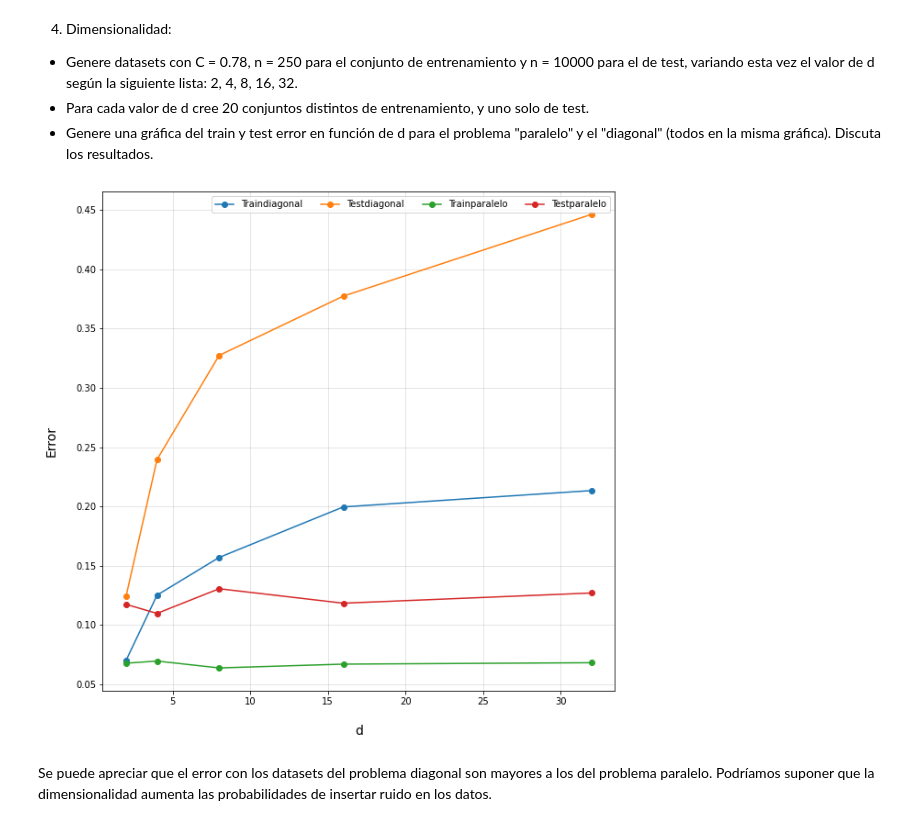
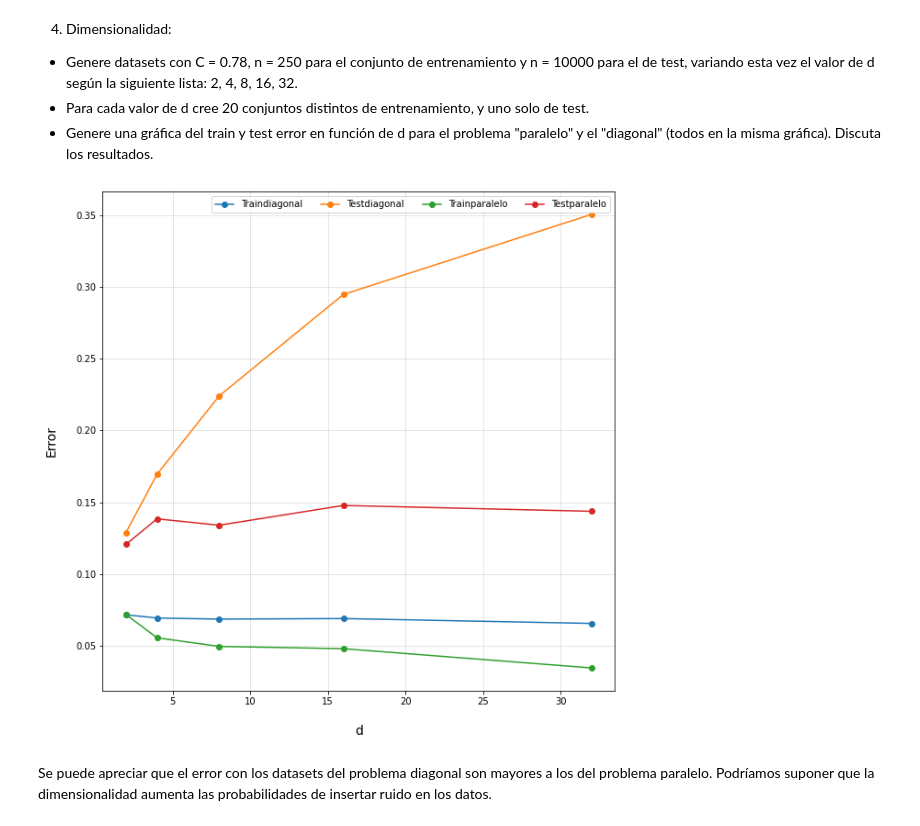
Before and after one commit to sebamoralesasd/IAA, a Jupyter notebook: tp1.ipynb, the cells around one changed output. Cells and saved outputs as stored; diff of their text form; code cells hidden in the pictures.

```diff
--- a/tp1.ipynb
+++ b/tp1.ipynb
@@ -210,8 +210,8 @@ def entrenar_C(C, df_test, generador):
   return df_test_entrenado
 
 for C in C_valores:
-  df_test_diag = GeneradorDFDiagonal(C=C, d=5, n=250).generar_clase()
-  df_test_paral = GeneradorDFParalelo(C=C, d=5, n=250).generar_clase()
+  df_test_diag = GeneradorDFDiagonal(C=C, d=5, n=10000).generar_clase()
+  df_test_paral = GeneradorDFParalelo(C=C, d=5, n=10000).generar_clase()
   for i in range(20):
     df_test_diag_entrenado = entrenar_C(C=C, df_test=df_test_diag, generador='diagonal')
     df_test_paral_entrenado = entrenar_C(C=C, df_test=df_test_paral, generador='paralelo')
@@ -241,35 +241,35 @@ A medida que aumenta C -que es el valor de overlapping entre clases- se puede ap
 d_valores = [2, 4, 8, 16, 32]
 error_data = []
 
 def entrenar_d(d, df_test, generador):
   if generador == 'diagonal':
     df_train = GeneradorDFDiagonal(C=0.78, d=d, n=250).generar_clase()
   else:
     df_train = GeneradorDFParalelo(C=0.78, d=d, n=250).generar_clase()
 
   arbol = Arbol()
   clf = arbol.entrenar(df_train)
   df_train_entrenado = arbol.predecir(df_train, clf)
   df_test_entrenado = arbol.predecir(df_test, clf)
 
   calcular_error(df_train, df_train_entrenado, d, "Train", generador)
   calcular_error(df_test, df_test_entrenado, d, "Test", generador)
 
   return df_test_entrenado
 
 for d in d_valores:
-  df_test_diag = GeneradorDFDiagonal(C=0.78, d=d, n=250).generar_clase()
-  df_test_paral = GeneradorDFParalelo(C=0.78, d=d, n=250).generar_clase()
+  df_test_diag = GeneradorDFDiagonal(C=0.78, d=d, n=10000).generar_clase()
+  df_test_paral = GeneradorDFParalelo(C=0.78, d=d, n=10000).generar_clase()
   for i in range(20):
     df_test_diag_entrenado = entrenar_d(d=d, df_test=df_test_diag, generador='diagonal')
     df_test_paral_entrenado = entrenar_d(d=d, df_test=df_test_paral, generador='paralelo')
 
   ideal_diagonal = clasificador_ideal_diagonal(df_test_diag)
   ideal_paralelo = clasificador_ideal_paralelo(df_test_paral)
 
 error_df = pd.DataFrame(error_data, columns=['Error', 'd', 'Clase'])
 graph_errores(error_df, referencia='d')
 # %% [output]
-[figure, old version]
+[figure, new version]
 # %% [markdown]
 Se puede apreciar que el error con los datasets del problema diagonal son mayores a los del problema paralelo. Podríamos suponer que la dimensionalidad aumenta las probabilidades de insertar ruido en los datos.
```
Also changed, not shown: parts of 7 cells of this notebook, 1 other file.
